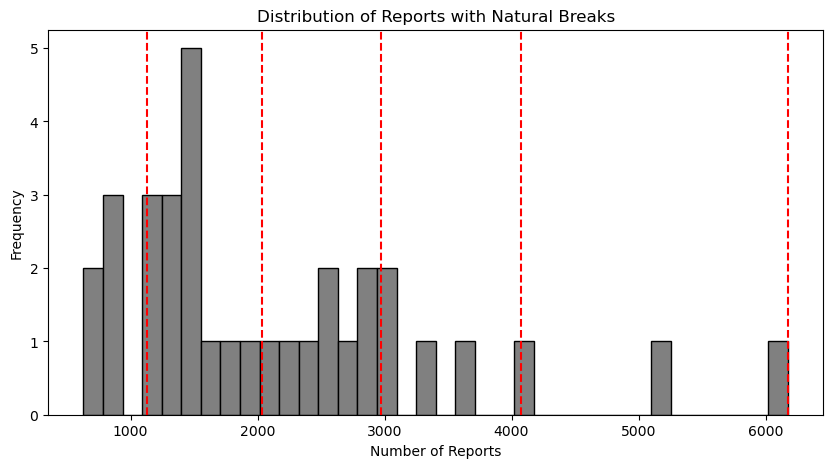
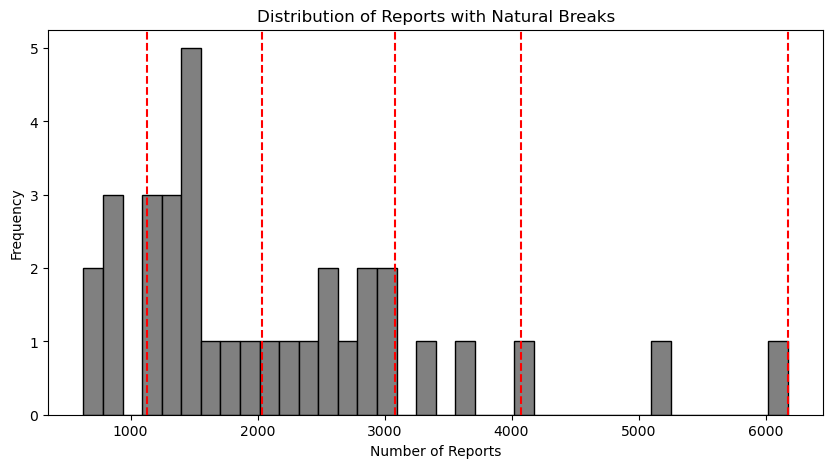
Code edit (unified diff) that turned the first committed figure into the second:
--- before
+++ after
@@ -112,6 +112,4 @@
 #zwn_with_quartiere.plot(ax=ax,color ="lightgrey")
 
-plt.show()
-
 #histogram
 

Commit: load populationsize data